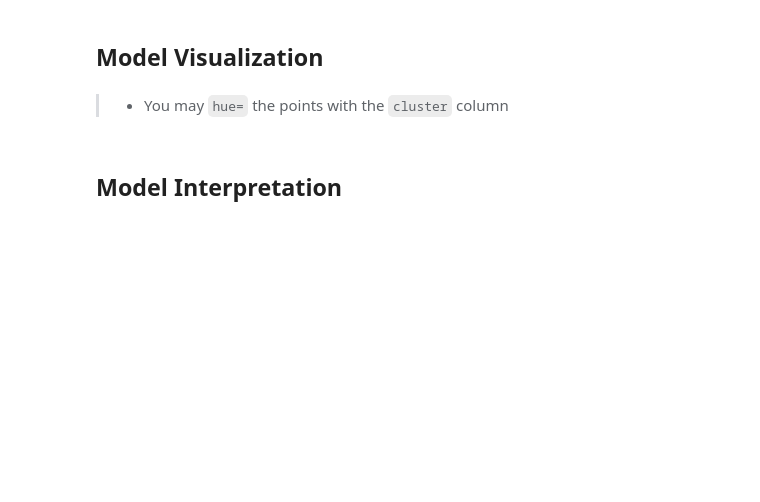
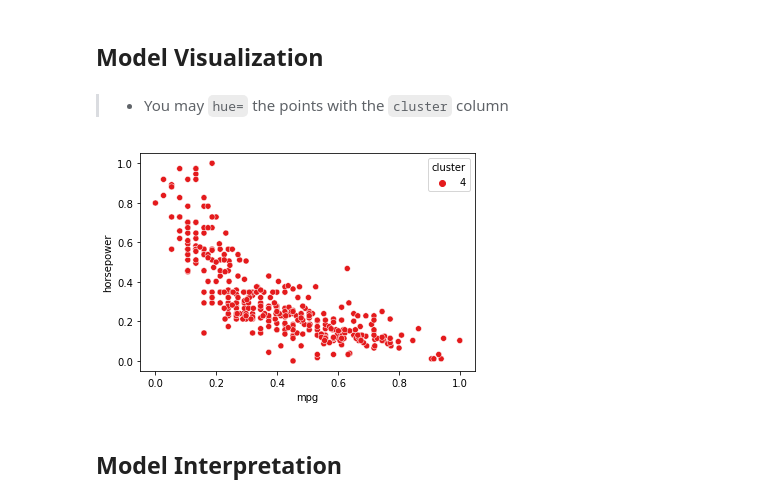
Before and after one commit to apoboldon/machine-learning-program, a Jupyter notebook: #09. Cluster Analysis con k-Means/09practice.ipynb, the cells around one changed output. Saved outputs shown, nothing was run; the diff lists cells and outputs as text; code cells hidden in the pictures; blank space fills up the shorter version.

```diff
--- a/#09. Cluster Analysis con k-Means/09practice.ipynb
+++ b/#09. Cluster Analysis con k-Means/09practice.ipynb
@@ -48,3 +80,5 @@ df.sample(10)
 > - `fit()`
 >
 > How could can you **import the function in Python**?
+# %%
+model.fit(X)
@@ -72,9 +113,13 @@ df.sample(10)
 ## `predict()` the *cluster* for every row
 # %% [markdown]
 > - `model.` + `↹`
+# %%
+pred=model.predict(X=dfnorm)
 # %% [markdown]
 > - Create a `dfsel` DataFrame
 > - That contains the **columns you used for the model**
+# %%
+dfsel=dfnorm.copy()
 # %% [markdown]
 > - Add a **new column**
 > - That **contains the `cluster` prediction** for every USA State
@@ -82,0 +126,2 @@ df['cluster'] = ?
+# %%
+dfsel['cluster'] = pred
@@ -84,6 +149,10 @@ df['cluster'] = ?
 ## Model Visualization
 # %% [markdown]
 > - You may `hue=` the points with the `cluster` column
+# %%
+sns.scatterplot(x='mpg', y='horsepower', data=dfsel,hue=dfsel.cluster, palette='Set1');
+# %% [output]
+[figure, added]
 # %% [markdown]
 ## Model Interpretation
 # %%
```
Also changed, not shown: parts of 16 cells of this notebook, 2 other files.
